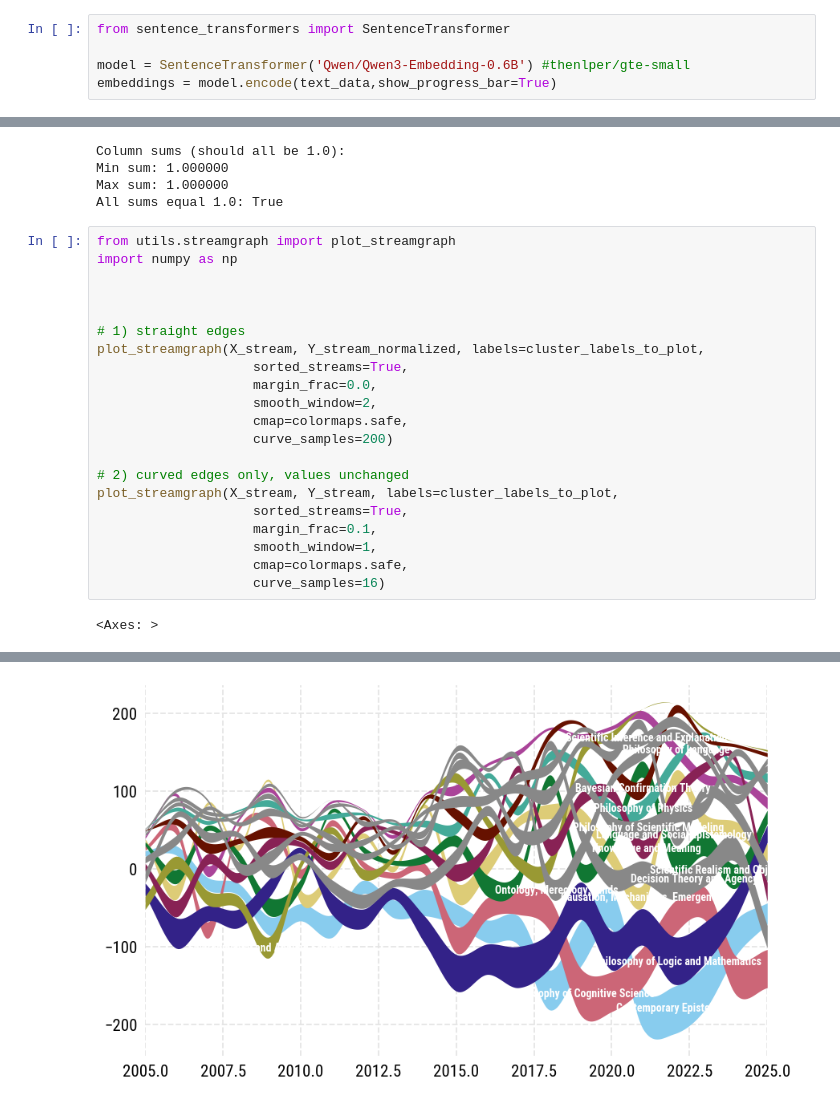
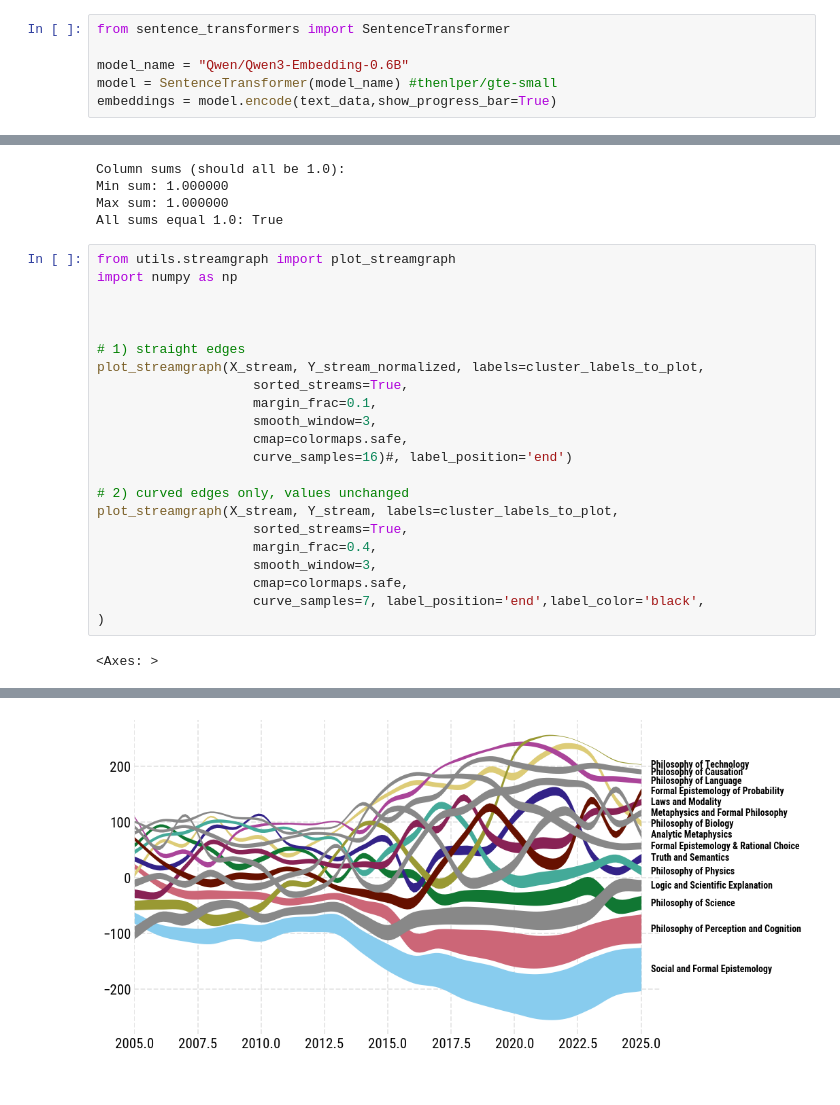
Before and after one commit to MNoichl/data-driven-philosophy-GAP2025, a Jupyter notebook: workbook_01_text_analysis.ipynb, the cells around one changed output, grey strips where cells are left out. Drawn from its saved outputs; the diff is of its cells as text.

```diff
--- a/workbook_01_text_analysis.ipynb
+++ b/workbook_01_text_analysis.ipynb
@@ -261,7 +190,8 @@ https://www.sbert.net/docs/sentence_transformer/pretrained_models.html
 # %%
 from sentence_transformers import SentenceTransformer
 
-model = SentenceTransformer('Qwen/Qwen3-Embedding-0.6B') #thenlper/gte-small
+model_name = "Qwen/Qwen3-Embedding-0.6B"
+model = SentenceTransformer(model_name) #thenlper/gte-small
 embeddings = model.encode(text_data,show_progress_bar=True)
 # %% [markdown]
 This is what the resulting embeddings look like:
@@ -536,17 +522,18 @@ import numpy as np
 # 1) straight edges
 plot_streamgraph(X_stream, Y_stream_normalized, labels=cluster_labels_to_plot,
                     sorted_streams=True,
-                    margin_frac=0.0,
-                    smooth_window=2,
+                    margin_frac=0.1,
+                    smooth_window=3,
                     cmap=colormaps.safe,
-                    curve_samples=200)
+                    curve_samples=16)#, label_position='end')
 
 # 2) curved edges only, values unchanged
 plot_streamgraph(X_stream, Y_stream, labels=cluster_labels_to_plot,
                     sorted_streams=True,
-                    margin_frac=0.1,
-                    smooth_window=1,
+                    margin_frac=0.4,
+                    smooth_window=3,
                     cmap=colormaps.safe,
-                    curve_samples=16)
+                    curve_samples=7, label_position='end',label_color='black',
+)
 # %% [output]
 <Axes: >
@@ -554 +541 @@ plot_streamgraph(X_stream, Y_stream, labels=cluster_labels_to_plot,
-[figure, old version]
+[figure, new version]
```
Also changed, not shown: parts of 14 cells of this notebook, 1 other file.
